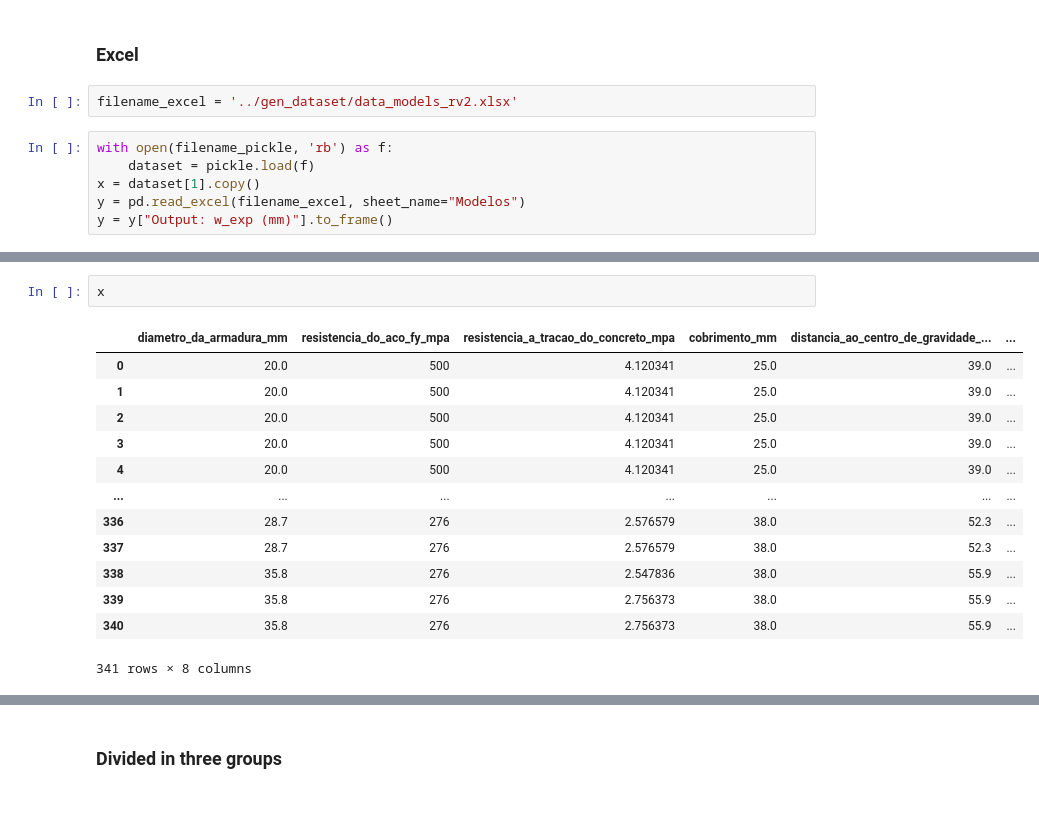
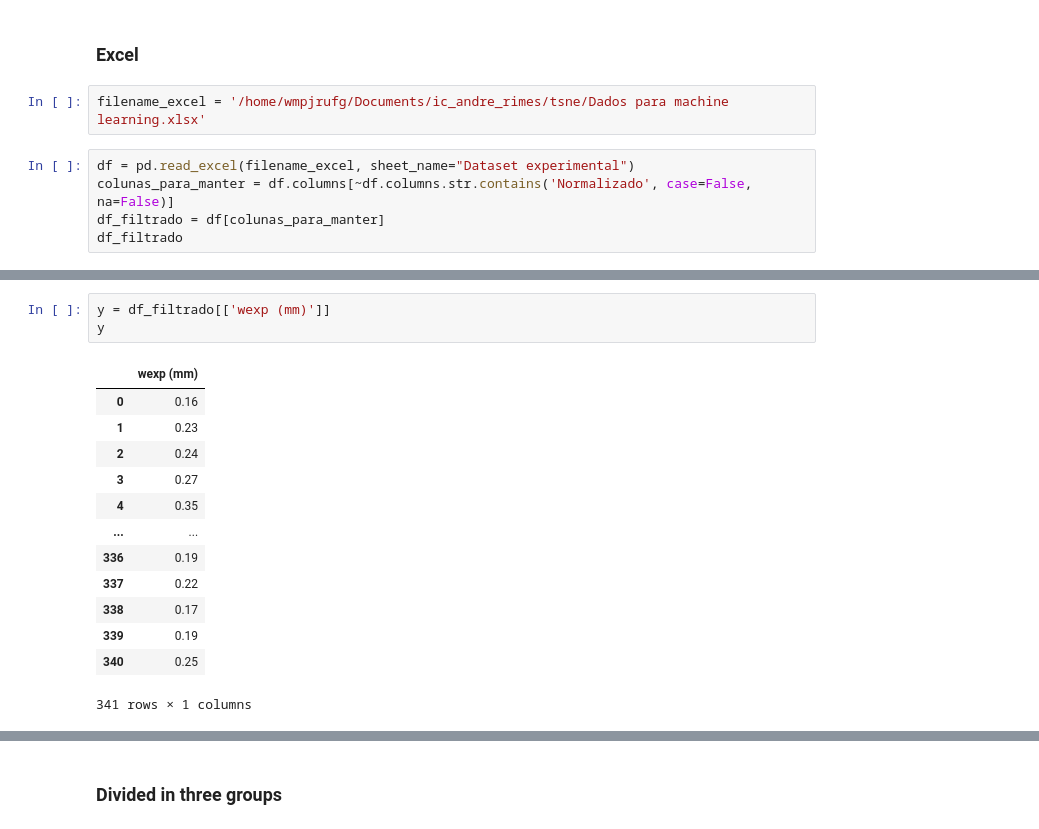
Before and after one commit to wmpjrufg/crack_prediction_symbolic_regression, a Jupyter notebook: tsne/tsne.ipynb, the cells around one changed output, grey strips where cells are left out. Saved outputs shown, nothing was run; the diff lists cells and outputs as text.

```diff
--- a/tsne/tsne.ipynb
+++ b/tsne/tsne.ipynb
@@ -23,10 +18,9 @@ filename_pickle = '../gen_dataset/z_dataset_2_wexp_menos_wfib2020.pkl'
 # %% [markdown]
 ### Excel
 # %%
-filename_excel = '../gen_dataset/data_models_rv2.xlsx'
+filename_excel = '/home/wmpjrufg/Documents/ic_andre_rimes/tsne/Dados para machine learning.xlsx'
 # %%
-with open(filename_pickle, 'rb') as f:
-    dataset = pickle.load(f)
-x = dataset[1].copy()
-y = pd.read_excel(filename_excel, sheet_name="Modelos")
-y = y["Output: w_exp (mm)"].to_frame()
+df = pd.read_excel(filename_excel, sheet_name="Dataset experimental")
+colunas_para_manter = df.columns[~df.columns.str.contains('Normalizado', case=False, na=False)]
+df_filtrado = df[colunas_para_manter]
+df_filtrado
@@ -72,16 +80,17 @@ x
 # %%
-x
+y = df_filtrado[['wexp (mm)']]
+y
 # %% [output]
-|  | diametro_da_armadura_mm | resistencia_do_aco_fy_mpa | resistencia_a_tracao_do_concreto_mpa | cobrimento_mm | distancia_ao_centro_de_gravidade_... | ... |
-| 0 | 20.0 | 500 | 4.120341 | 25.0 | 39.0 | ... |
-| 1 | 20.0 | 500 | 4.120341 | 25.0 | 39.0 | ... |
-| 2 | 20.0 | 500 | 4.120341 | 25.0 | 39.0 | ... |
-| 3 | 20.0 | 500 | 4.120341 | 25.0 | 39.0 | ... |
-| 4 | 20.0 | 500 | 4.120341 | 25.0 | 39.0 | ... |
-| ... | ... | ... | ... | ... | ... | ... |
-| 336 | 28.7 | 276 | 2.576579 | 38.0 | 52.3 | ... |
-| 337 | 28.7 | 276 | 2.576579 | 38.0 | 52.3 | ... |
-| 338 | 35.8 | 276 | 2.547836 | 38.0 | 55.9 | ... |
-| 339 | 35.8 | 276 | 2.756373 | 38.0 | 55.9 | ... |
-| 340 | 35.8 | 276 | 2.756373 | 38.0 | 55.9 | ... |
+|  | wexp (mm) |
+| 0 | 0.16 |
+| 1 | 0.23 |
+| 2 | 0.24 |
+| 3 | 0.27 |
+| 4 | 0.35 |
+| ... | ... |
+| 336 | 0.19 |
+| 337 | 0.22 |
+| 338 | 0.17 |
+| 339 | 0.19 |
+| 340 | 0.25 |
-341 rows × 8 columns
+341 rows × 1 columns
```
Also changed, not shown: parts of 11 cells of this notebook, 7 other files.
